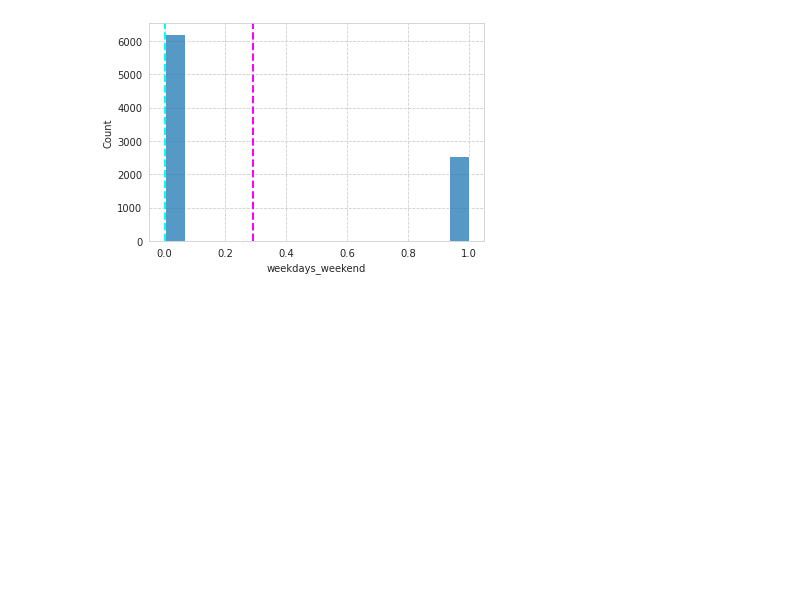
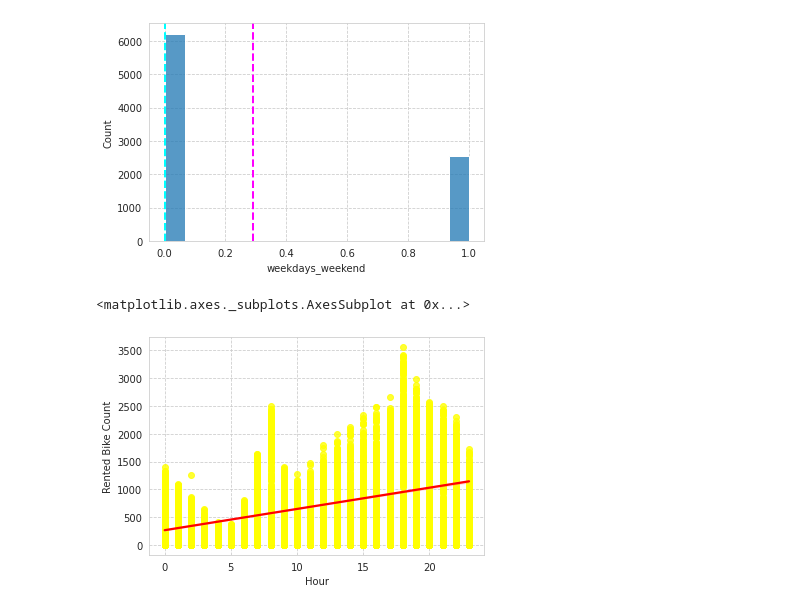
Before and after one commit to nikunjsonule/Bike-Sharing-Demand-Prediction, a Jupyter notebook: Bike_Sharing_Demand_Prediction_Capstone_Project.ipynb, the cells around one changed output. Drawn from its saved outputs; the diff is of its cells as text; code cells hidden in the pictures; blank space fills up the shorter version.

```diff
--- a/Bike_Sharing_Demand_Prediction_Capstone_Project.ipynb
+++ b/Bike_Sharing_Demand_Prediction_Capstone_Project.ipynb
@@ -288,3 +288,10 @@ for column in numeric_features[:]:
 [figure]
 [figure]
 [figure]
+# %%
+# ploting Regression plot of each columns of dataset v/s rented bike count columns
+
+sns.regplot(data=bike_sharing_data, x='Hour', y='Rented Bike Count', color='yellow',line_kws= {'color':'red'})
+# %% [output]
+<matplotlib.axes._subplots.AxesSubplot at 0x...>
+[figure, added]
```
Also changed, not shown: parts of 12 cells of this notebook.
